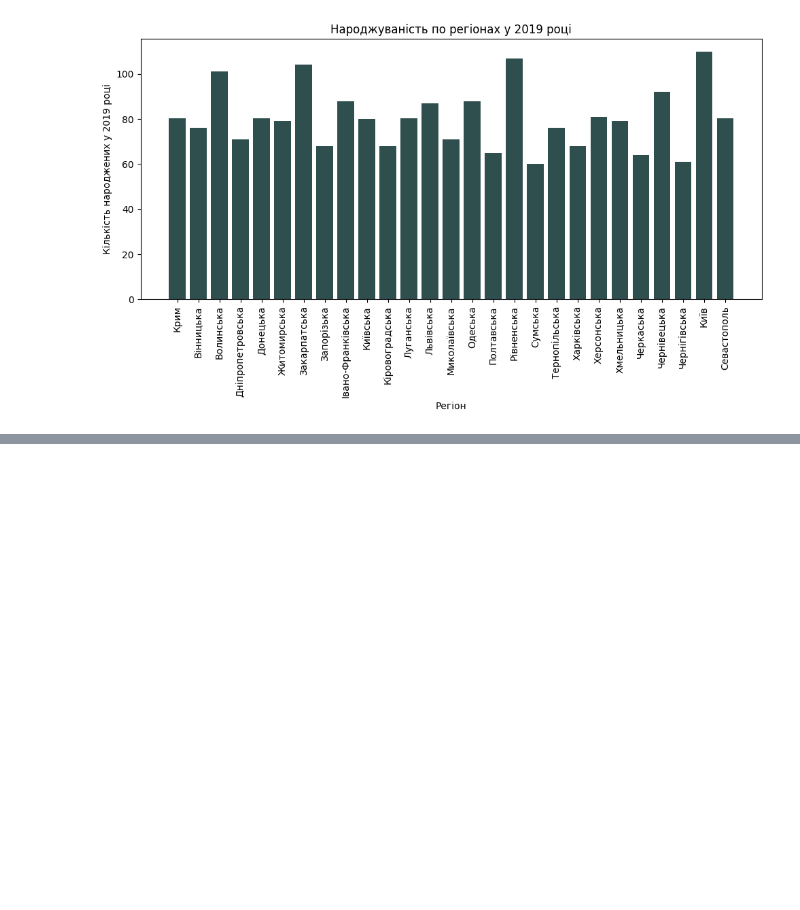
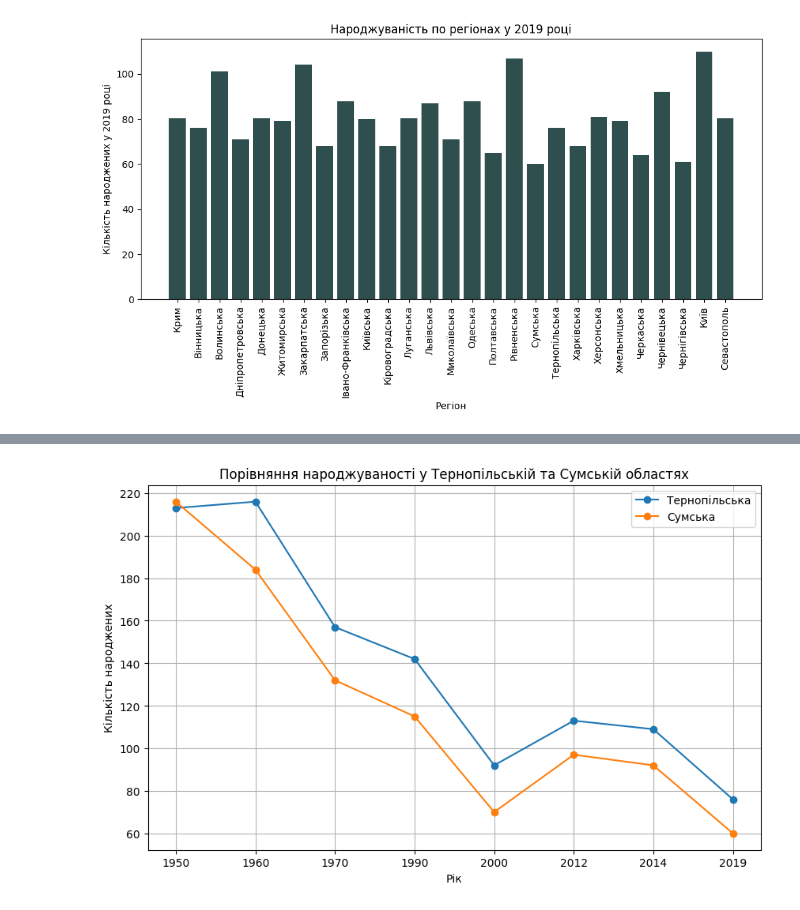
Before and after one commit to YehorChykin/HW_DS, a Jupyter notebook: HW_DS_M5_1.ipynb, the cells around one changed output, grey strips where cells are left out. Cells and saved outputs as stored; diff of their text form; code cells hidden in the pictures; blank space fills up the shorter version.

```diff
--- a/HW_DS_M5_1.ipynb
+++ b/HW_DS_M5_1.ipynb
@@ -222,0 +236,18 @@ plt.show()
+# %%
+region1 = df.loc[df['Регіон'] == 'Тернопільська']
+region2 = df.loc[df['Регіон'] == 'Сумська']
+
+years = region1.columns[1:]
+
+plt.figure(figsize=(10, 6))
+plt.plot(years, region1.values[0][1:], marker='o', linestyle='-', label=region1['Регіон'].values[0])
+plt.plot(years, region2.values[0][1:], marker='o', linestyle='-', label=region2['Регіон'].values[0])
+
+plt.xlabel('Рік')
+plt.ylabel('Кількість народжених')
+plt.title('Порівняння народжуваності у Тернопільській та Сумській областях')
+plt.legend()
+plt.grid(True)
+plt.show()
+# %% [output]
+[figure, added]
```
Also changed, not shown: parts of 2 cells of this notebook.
